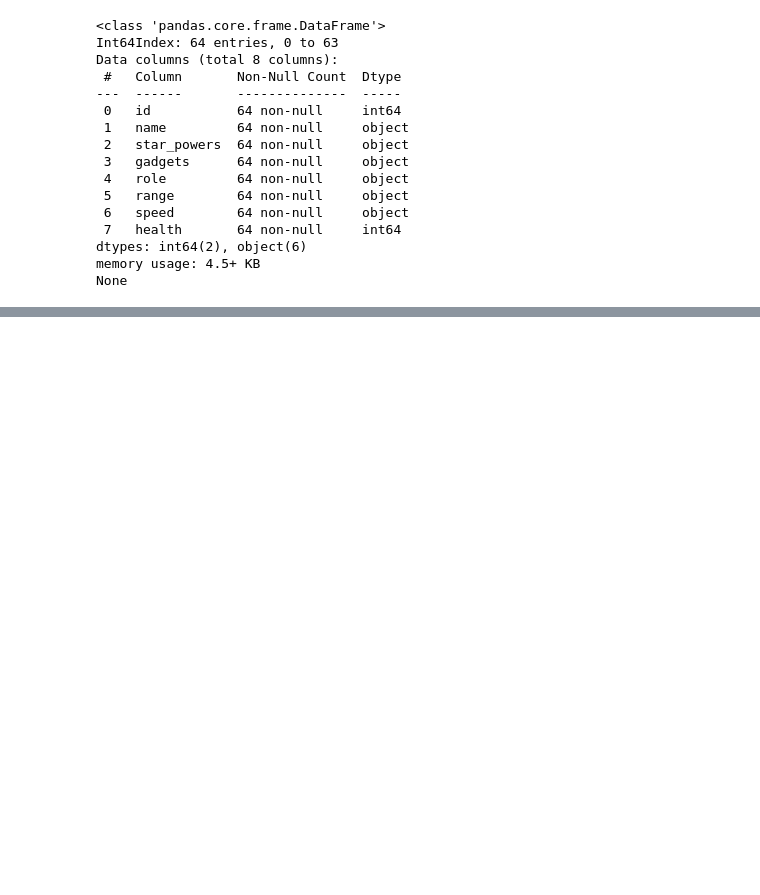
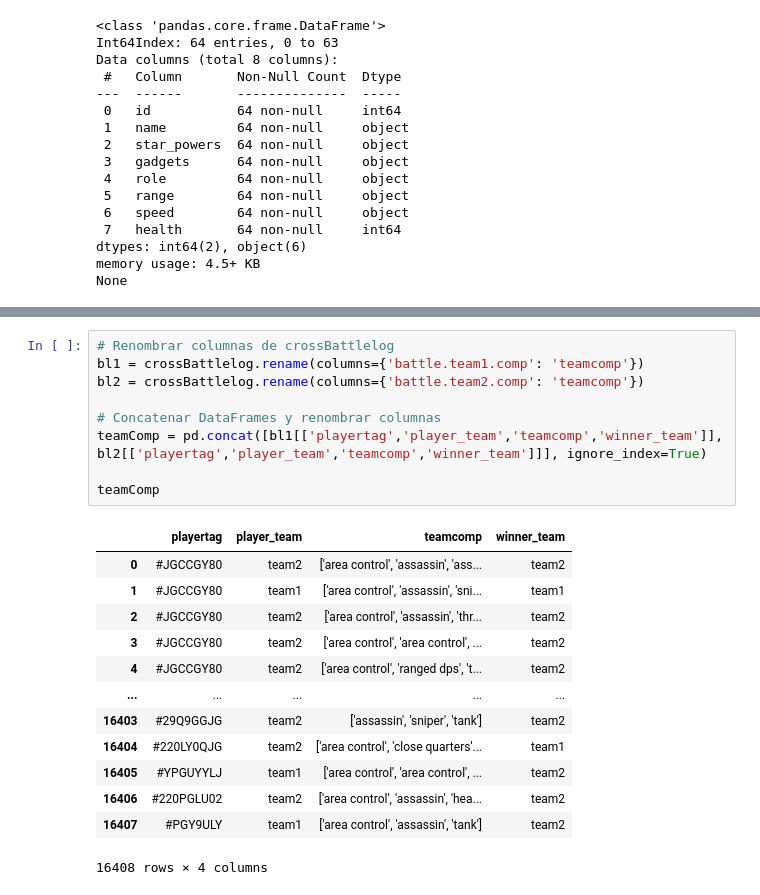
Before and after one commit to aquinteros/BrawlStars_Analytics, a Jupyter notebook: brawlstars_ml_model.ipynb, the cells around one changed output, grey strips where cells are left out. Drawn from its saved outputs; the diff is of its cells as text; blank space fills up the shorter version.

```diff
--- a/brawlstars_ml_model.ipynb
+++ b/brawlstars_ml_model.ipynb
@@ -450,0 +571,23 @@ Name: battle.team1.comp, Length: 6328, dtype: object
+# %%
+# Renombrar columnas de crossBattlelog
+bl1 = crossBattlelog.rename(columns={'battle.team1.comp': 'teamcomp'})
+bl2 = crossBattlelog.rename(columns={'battle.team2.comp': 'teamcomp'})
+
+# Concatenar DataFrames y renombrar columnas
+teamComp = pd.concat([bl1[['playertag','player_team','teamcomp','winner_team']], bl2[['playertag','player_team','teamcomp','winner_team']]], ignore_index=True)
+
+teamComp
+# %% [output]
+|  | playertag | player_team | teamcomp | winner_team |
+| 0 | #JGCCGY80 | team2 | ['area control', 'assassin', 'ass... | team2 |
+| 1 | #JGCCGY80 | team1 | ['area control', 'assassin', 'sni... | team1 |
+| 2 | #JGCCGY80 | team2 | ['area control', 'assassin', 'thr... | team2 |
+| 3 | #JGCCGY80 | team2 | ['area control', 'area control', ... | team2 |
+| 4 | #JGCCGY80 | team2 | ['area control', 'ranged dps', 't... | team2 |
+| ... | ... | ... | ... | ... |
+| 16403 | #29Q9GGJG | team2 | ['assassin', 'sniper', 'tank'] | team2 |
+| 16404 | #220LY0QJG | team2 | ['area control', 'close quarters'... | team1 |
+| 16405 | #YPGUYYLJ | team1 | ['area control', 'area control', ... | team2 |
+| 16406 | #220PGLU02 | team2 | ['area control', 'assassin', 'hea... | team2 |
+| 16407 | #PGY9ULY | team1 | ['area control', 'assassin', 'tank'] | team2 |
+16408 rows × 4 columns
```
Also changed, not shown: parts of 27 cells of this notebook, 3 other files.
